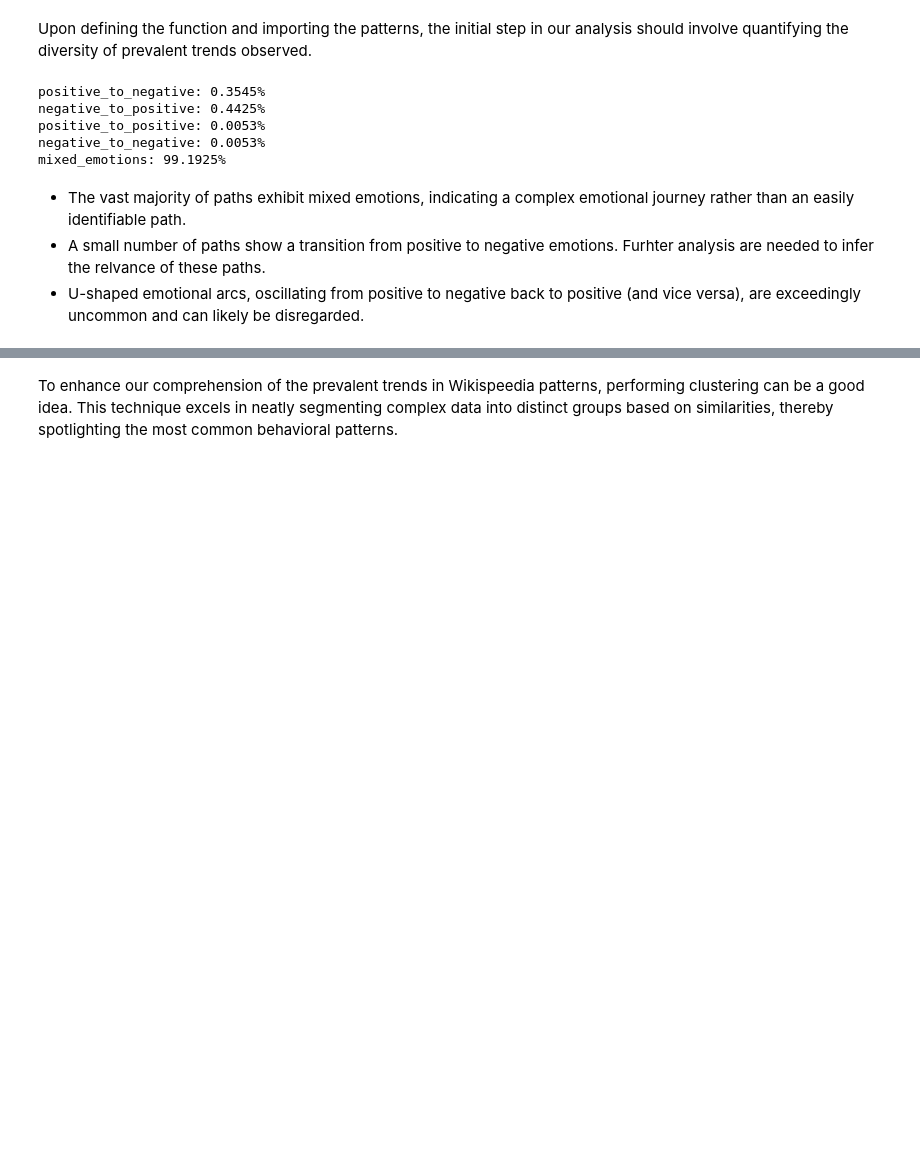
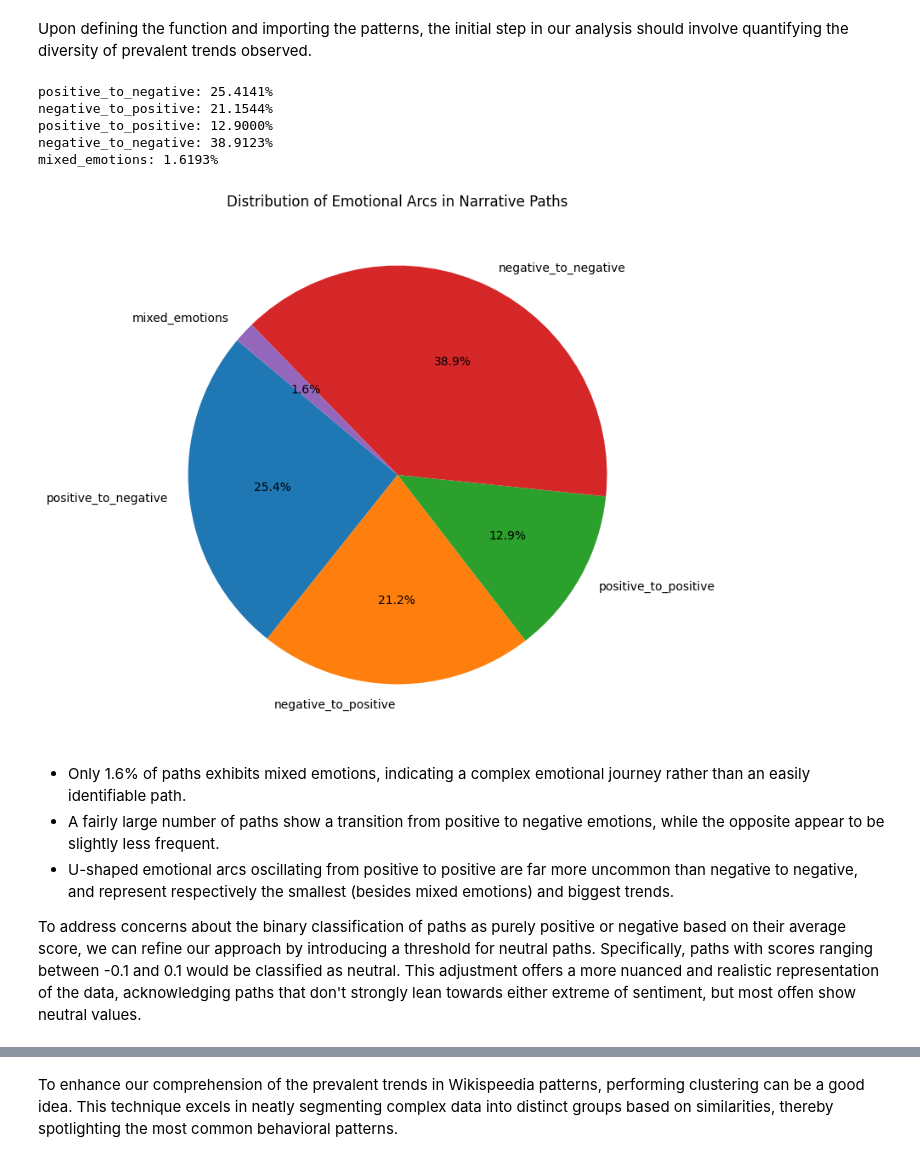
Before and after one commit to epfl-ada/ada-2023-project-statsquad3, a Jupyter notebook: Question 3.ipynb, the cells around one changed output, grey strips where cells are left out. Drawn from its saved outputs; the diff is of its cells as text; code cells hidden in the pictures; blank space fills up the shorter version.

```diff
--- a/Question 3.ipynb
+++ b/Question 3.ipynb
@@ -44,9 +44,9 @@ def analyze_emotional_arcs(data, threshold=0):
             analysis_results['positive_to_negative'] += 1
         elif start_third_avg < -threshold and end_third_avg > threshold:
             analysis_results['negative_to_positive'] += 1
-        elif start_third_avg > threshold and middle_third_avg < -threshold and end_third_avg > threshold:
+        elif start_third_avg > threshold and end_third_avg > threshold:
             analysis_results['positive_to_positive'] += 1
-        elif start_third_avg < -threshold and middle_third_avg > threshold and end_third_avg < -threshold:
+        elif start_third_avg < -threshold and end_third_avg < -threshold:
             analysis_results['negative_to_negative'] += 1
         else:
             analysis_results['mixed_emotions'] += 1
@@ -69,18 +70,30 @@ df_paths.head()
 # %% [markdown]
 Upon defining the function and importing the patterns, the initial step in our analysis should involve quantifying the diversity of prevalent trends observed.
 # %%
-emotional_arcs_analysis = analyze_emotional_arcs(df_paths['Scores'], threshold=0.25)
+emotional_arcs_analysis = analyze_emotional_arcs(df_paths['Scores'])
 total_paths = sum(emotional_arcs_analysis.values())
 emotional_arcs_proportions = {arc: count / total_paths for arc, count in emotional_arcs_analysis.items()}
+categories = []
+percentages = []
 for arc, proportion in emotional_arcs_proportions.items():
+    categories.append(arc)
+    percentages.append(proportion*100)
     print(f"{arc}: {proportion*100:.4f}%")
+
+plt.figure(figsize=(8, 8))
+plt.pie(percentages, labels=categories, autopct='%1.1f%%', startangle=140)
+plt.title('Distribution of Emotional Arcs in Narrative Paths')
+plt.show()
 # %% [output]
-positive_to_negative: 0.3545%
-negative_to_positive: 0.4425%
-positive_to_positive: 0.0053%
-negative_to_negative: 0.0053%
-mixed_emotions: 99.1925%
+positive_to_negative: 25.4141%
+negative_to_positive: 21.1544%
+positive_to_positive: 12.9000%
+negative_to_negative: 38.9123%
+mixed_emotions: 1.6193%
+[figure, added]
 # %% [markdown]
-- The vast majority of paths exhibit mixed emotions, indicating a complex emotional journey rather than an easily identifiable path.
-- A small number of paths show a transition from positive to negative emotions. Furhter analysis are needed to infer the relvance of these paths.
-- U-shaped emotional arcs, oscillating from positive to negative back to positive (and vice versa), are exceedingly uncommon and can likely be disregarded.
+- Only 1.6% of paths exhibits mixed emotions, indicating a complex emotional journey rather than an easily identifiable path.
+- A fairly large number of paths show a transition from positive to negative emotions, while the opposite appear to be slightly less frequent.
+- U-shaped emotional arcs oscillating from positive to positive are far more uncommon than negative to negative, and represent respectively the smallest (besides mixed emotions) and biggest trends.
+
+To address concerns about the binary classification of paths as purely positive or negative based on their average score, we can refine our approach by introducing a threshold for neutral paths. Specifically, paths with scores ranging between -0.1 and 0.1 would be classified as neutral. This adjustment offers a more nuanced and realistic representation of the data, acknowledging paths that don't strongly lean towards either extreme of sentiment, but most offen show neutral values.
```
Also changed, not shown: parts of 22 cells of this notebook.
